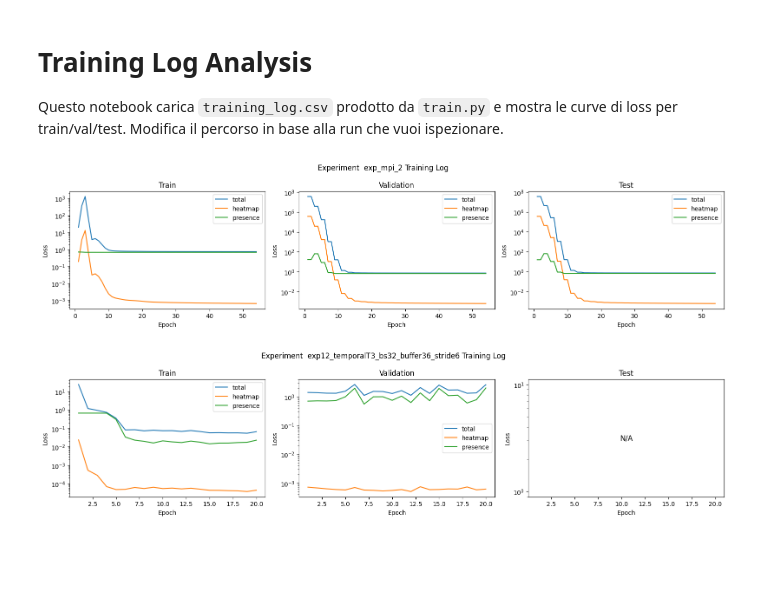
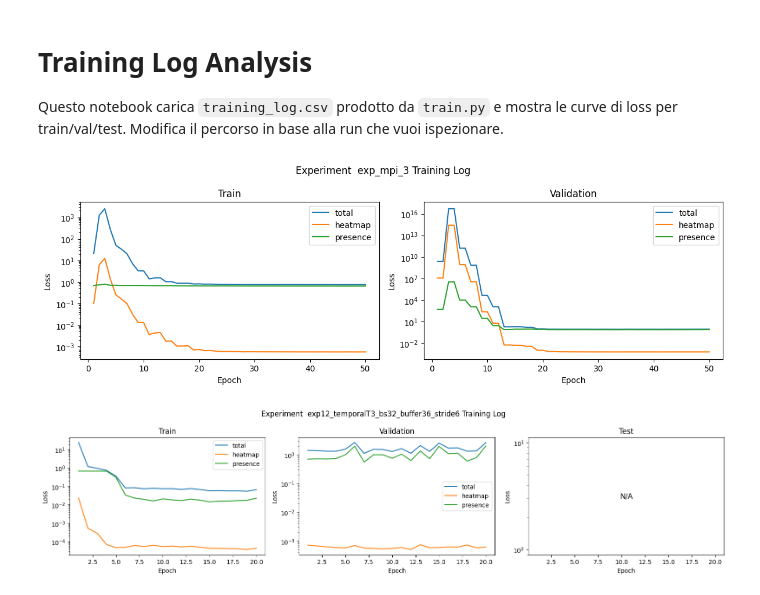
Before and after one commit to dandarm/cyc-firstpass, a Jupyter notebook: notebooks/training_log_analysis.ipynb, the cells around one changed output. Cells and saved outputs as stored; diff of their text form; code cells hidden in the pictures; blank space fills up the shorter version.

```diff
--- a/notebooks/training_log_analysis.ipynb
+++ b/notebooks/training_log_analysis.ipynb
@@ -10,7 +10,7 @@ import json
 
 
 #LOG_PATH = Path('../outputs/runs/exp12_temporalT3_bs32_buffer36_stride6/training_log.csv')
-LOG_PATH = Path('../outputs/runs/exp_mpi_2/training_log.csv')
+LOG_PATH = Path('../outputs/runs/exp_mpi_3/training_log.csv')
 log_df = pd.read_csv(LOG_PATH)
 #display(log_df)
 # %%
@@ -18,35 +18,36 @@ splits = {
 
     'Train': ('train_loss', 'train_heatmap_loss', 'train_presence_loss'),
     'Validation': ('val_loss', 'val_heatmap_loss', 'val_presence_loss'),
     'Test': ('test_loss', 'test_heatmap_loss', 'test_presence_loss')
 }
 
 log_df = pd.read_csv(LOG_PATH)
 
-fig, axes = plt.subplots(1, 3, figsize=(16, 4), sharex=True)
+fig, axes = plt.subplots(1, 2, figsize=(12, 4), sharex=True)
 for ax, (title, cols) in zip(axes, splits.items()):
     epochs = log_df['epoch']
     plotted = False
     for metric, label in zip(cols, ('total', 'heatmap', 'presence')):
         series = log_df[metric].bfill()
         if series.notna().any():
             ax.plot(epochs[:], series[:], label=label)
             plotted = True
     ax.set_title(title)
     ax.set_xlabel('Epoch')
     ax.set_ylabel('Loss')
     if plotted:
         ax.legend()
     else:
         ax.text(0.5, 0.5, 'N/A', transform=ax.transAxes, ha='center', va='center', fontsize=12)
 
     ax.set_yscale('log')
 
 plt.suptitle('Experiment  {} Training Log'.format(LOG_PATH.parent.name))
 plt.tight_layout()
+plt.savefig(LOG_PATH.parent / 'training_log_plot.png')
 plt.show()
 # %% [output]
-[figure, old version]
+[figure, new version]
 # %%
 # %% [output]
 [figure]
```
Also changed, not shown: 1 other file.
